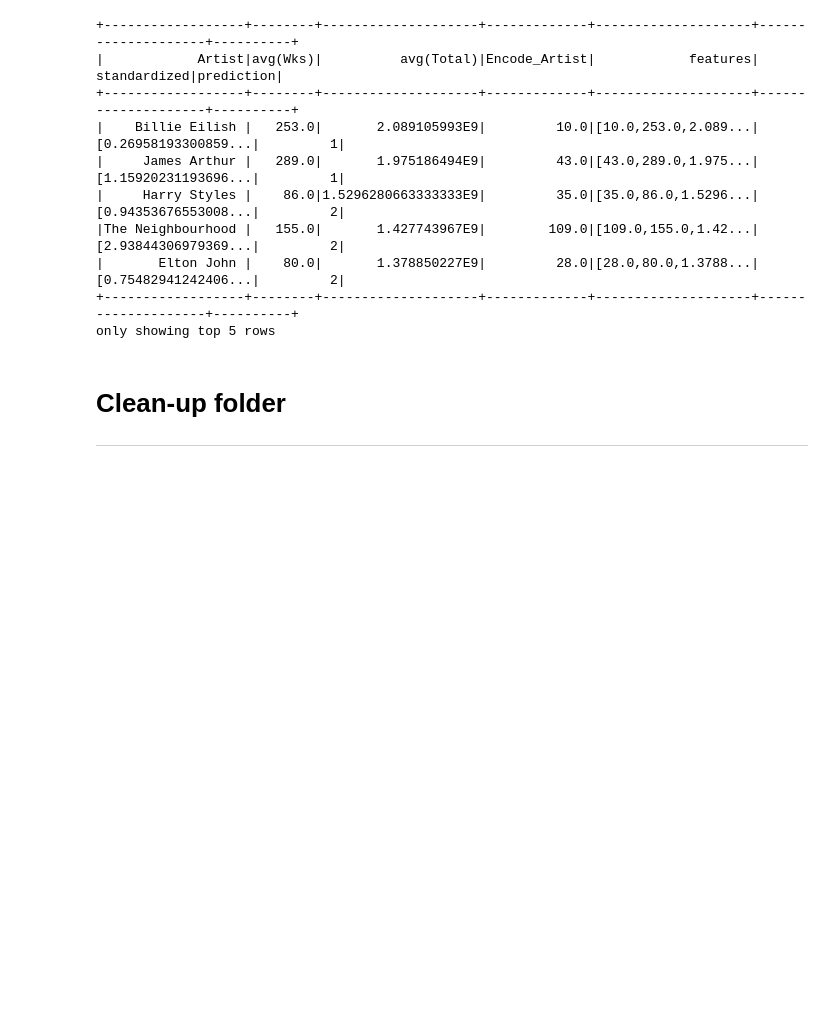
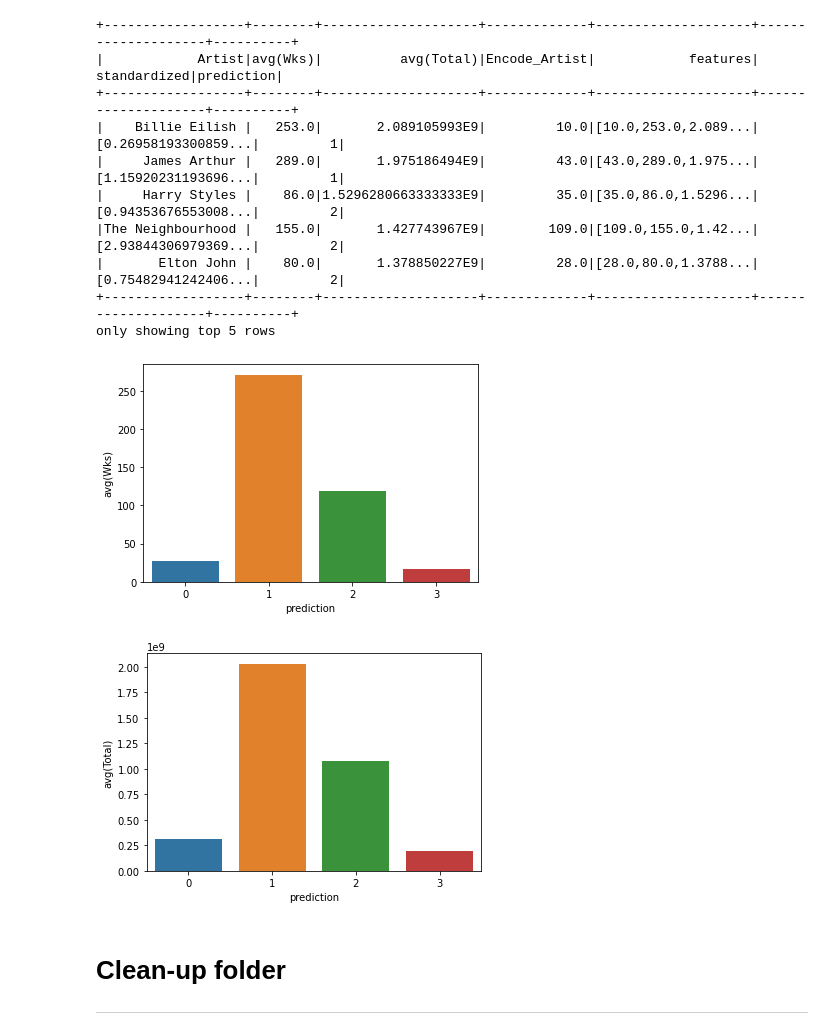
Before and after one commit to kyaiooiayk/pySpark-Notes, a Jupyter notebook: tutorials/Building a KMeans with PySpark MLib.ipynb, the cells around one changed output. Drawn from its saved outputs; the diff is of its cells as text; code cells hidden in the pictures; blank space fills up the shorter version.

```diff
--- a/tutorials/Building a KMeans with PySpark MLib.ipynb
+++ b/tutorials/Building a KMeans with PySpark MLib.ipynb
@@ -344,6 +344,20 @@ preds.show(5)
 |       Elton John |    80.0|       1.378850227E9|         28.0|[28.0,80.0,1.3788...|[0.75482941242406...|         2|
 +------------------+--------+--------------------+-------------+--------------------+--------------------+----------+
 only showing top 5 rows
+# %%
+df_viz = preds.select(
+    "Artist", "avg(Wks)", "avg(Total)", "prediction"
+).toPandas()
+avg_df = df_viz.groupby(["prediction"], as_index=False).mean()
+
+list1 = ["avg(Wks)", "avg(Total)"]
+
+for i in list1:
+    sns.barplot(x="prediction", y=str(i), data=avg_df)
+    plt.show()
+# %% [output]
+[figure, added]
+[figure, added]
 # %% [markdown]
 # Clean-up folder
 <hr style = "border:2px solid black" ></hr>
```
Also changed, not shown: 8 other files.
